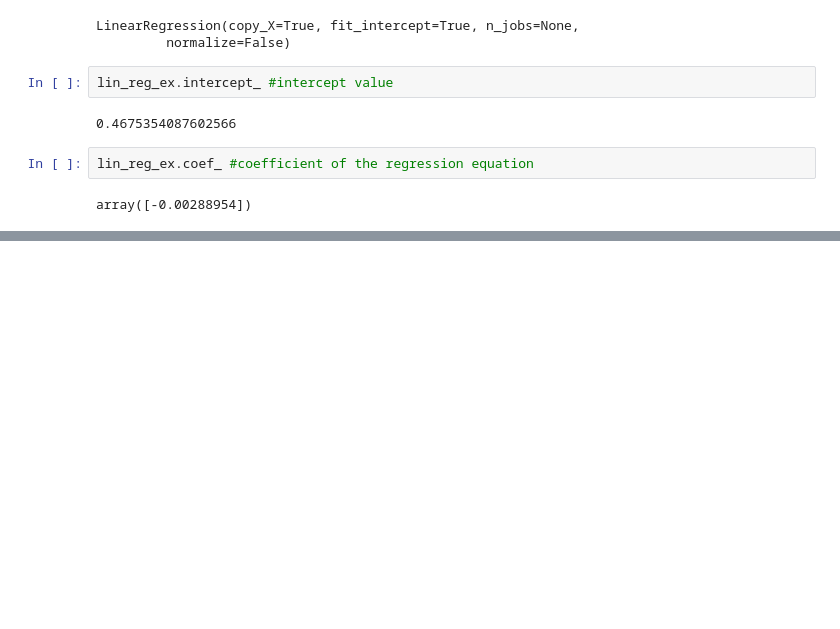
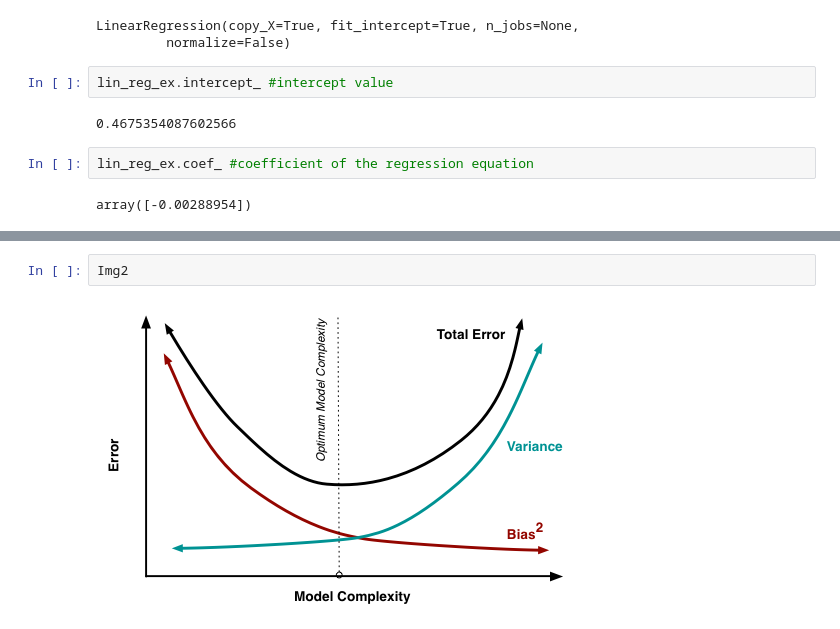
Before and after one commit to ghd7262/Titanic.Kaggle, a Jupyter notebook: Titanic.ipynb, the cells around one changed output, grey strips where cells are left out. Cells and saved outputs as stored; diff of their text form; blank space fills up the shorter version.

```diff
--- a/Titanic.ipynb
+++ b/Titanic.ipynb
@@ -1370,0 +1410,4 @@ array([-0.00288954])
+# %%
+Img2
+# %% [output]
+[figure, added]
```
Also changed, not shown: parts of 7 cells of this notebook, 2 other files.
